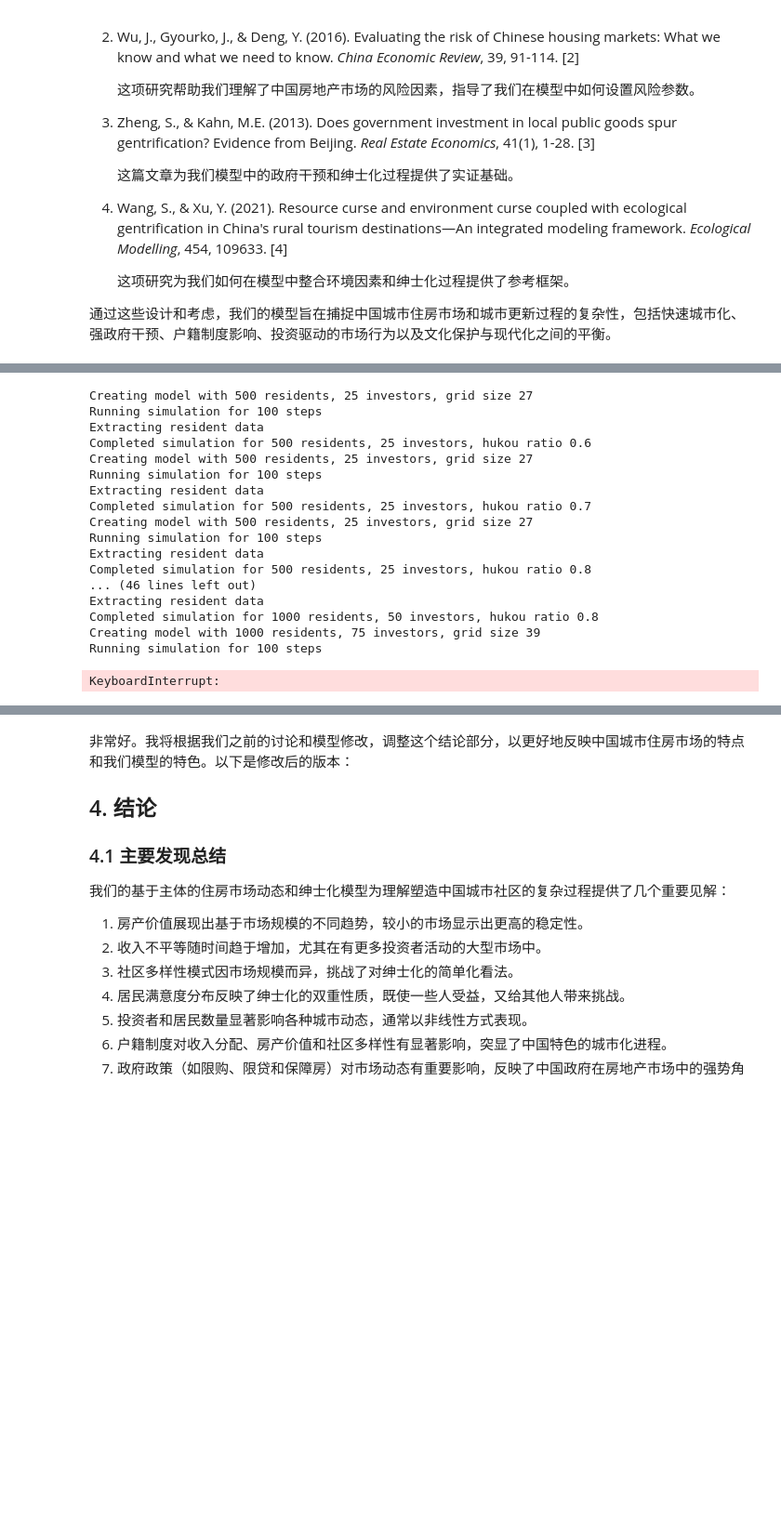
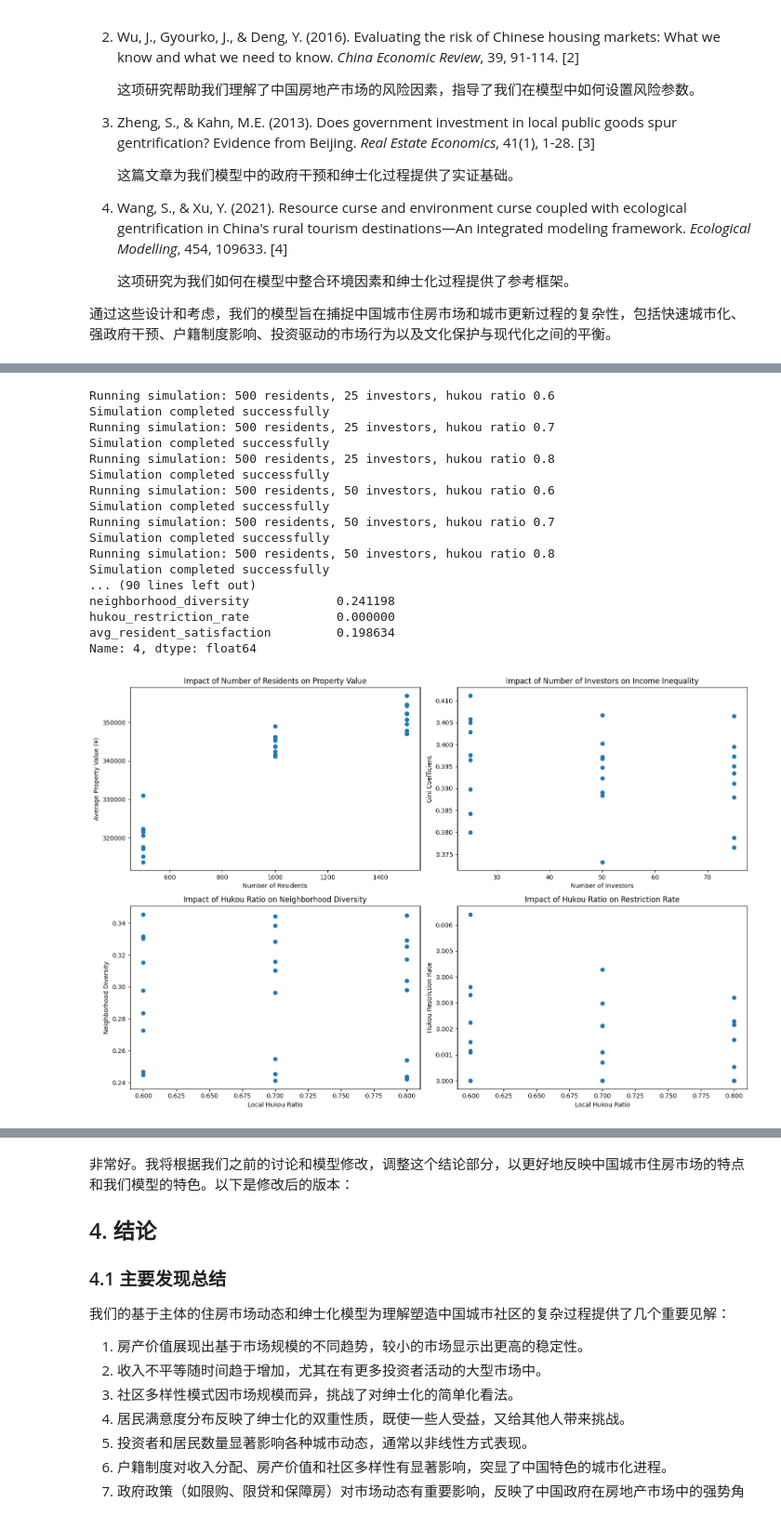
Before and after one commit to PrescottClub/AI-Enhanced-Housing-Market-Agent-Based-Model, a Jupyter notebook: chinese_version.ipynb, the cells around one changed output, grey strips where cells are left out. Shown at 93% size. Saved outputs shown, nothing was run; the diff lists cells and outputs as text; code cells hidden in the pictures; blank space fills up the shorter version.

```diff
--- a/chinese_version.ipynb
+++ b/chinese_version.ipynb
@@ -825,8 +904,9 @@ Number of Businesses: 0
 # %%
 import pandas as pd
 import numpy as np
+import matplotlib.pyplot as plt
 
-def run_parameter_study(param_ranges):
+def run_parameter_study(param_ranges, steps=20):  # 添加steps参数，默认为20
     results = []
     for num_residents in param_ranges["num_residents"]:
         for num_investors in param_ranges["num_investors"]:
@@ -839,14 +919,15 @@ def run_parameter_study(param_ranges):
                     print(f"Running simulation: {num_residents} residents, {num_investors} investors, hukou ratio {hukou_ratio}")
                     model = HousingMarketModel(num_residents, num_investors, grid_size, grid_size)
 
-                    # 运行模拟
-                    for _ in range(100):
+                    # 运行模拟，使用传入的步数
+                    for _ in range(steps):
                         model.step()
 
                     # 收集数据
                     final_data = model.datacollector.get_model_vars_dataframe().iloc[-1]
                     agent_data = model.datacollector.get_agent_vars_dataframe()
-                    resident_data = agent_data[agent_data.index.get_level_values('AgentType') == 'Resident']
+
+                    resident_data = agent_data[agent_data['Type'] == 'Resident']
 
                     # 添加结果
                     results.append({
@@ -872,7 +953,8 @@ param_ranges = {
     "hukou_ratio": [0.6, 0.7, 0.8]  # 本地户籍人口比例
 }
 
-study_results = run_parameter_study(param_ranges)
+# 运行参数研究，指定步数为20
+study_results = run_parameter_study(param_ranges, steps=20)
 
 # 打印结果摘要
 print(study_results.describe())
@@ -889,55 +971,53 @@ print("\nBest parameters for lowest Gini coefficient:")
 print(best_params)
 
 # 可视化结果
-import matplotlib.pyplot as plt
-
 plt.figure(figsize=(15, 10))
 
 plt.subplot(221)
 plt.scatter(study_results['num_residents'], study_results['avg_property_value'])
 plt.xlabel('Number of Residents')
 plt.ylabel('Average Property Value (¥)')
 plt.title('Impact of Number of Residents on Property Value')
 
 plt.subplot(222)
 plt.scatter(study_results['num_investors'], study_results['gini_coefficient'])
 plt.xlabel('Number of Investors')
 plt.ylabel('Gini Coefficient')
 plt.title('Impact of Number of Investors on Income Inequality')
 
 plt.subplot(223)
 plt.scatter(study_results['hukou_ratio'], study_results['neighborhood_diversity'])
 plt.xlabel('Local Hukou Ratio')
 plt.ylabel('Neighborhood Diversity')
 plt.title('Impact of Hukou Ratio on Neighborhood Diversity')
 
 plt.subplot(224)
 plt.scatter(study_results['hukou_ratio'], study_results['hukou_restriction_rate'])
 plt.xlabel('Local Hukou Ratio')
 plt.ylabel('Hukou Restriction Rate')
 plt.title('Impact of Hukou Ratio on Restriction Rate')
 
 plt.tight_layout()
 plt.show()
 # %% [output]
-Creating model with 500 residents, 25 investors, grid size 27
-Running simulation for 100 steps
-Extracting resident data
-Completed simulation for 500 residents, 25 investors, hukou ratio 0.6
-Creating model with 500 residents, 25 investors, grid size 27
-Running simulation for 100 steps
-Extracting resident data
-Completed simulation for 500 residents, 25 investors, hukou ratio 0.7
-Creating model with 500 residents, 25 investors, grid size 27
-Running simulation for 100 steps
-Extracting resident data
-Completed simulation for 500 residents, 25 investors, hukou ratio 0.8
-... (46 lines left out)
-Extracting resident data
-Completed simulation for 1000 residents, 50 investors, hukou ratio 0.8
-Creating model with 1000 residents, 75 investors, grid size 39
-Running simulation for 100 steps
+Running simulation: 500 residents, 25 investors, hukou ratio 0.6
+Simulation completed successfully
+Running simulation: 500 residents, 25 investors, hukou ratio 0.7
+Simulation completed successfully
+Running simulation: 500 residents, 25 investors, hukou ratio 0.8
+Simulation completed successfully
+Running simulation: 500 residents, 50 investors, hukou ratio 0.6
+Simulation completed successfully
+Running simulation: 500 residents, 50 investors, hukou ratio 0.7
+Simulation completed successfully
+Running simulation: 500 residents, 50 investors, hukou ratio 0.8
+Simulation completed successfully
+... (90 lines left out)
+neighborhood_diversity            0.241198
+hukou_restriction_rate            0.000000
+avg_resident_satisfaction         0.198634
+Name: 4, dtype: float64
-KeyboardInterrupt:
+[figure, added]
 # %%
 import matplotlib.pyplot as plt
 
```
Also changed, not shown: parts of 5 cells of this notebook.
